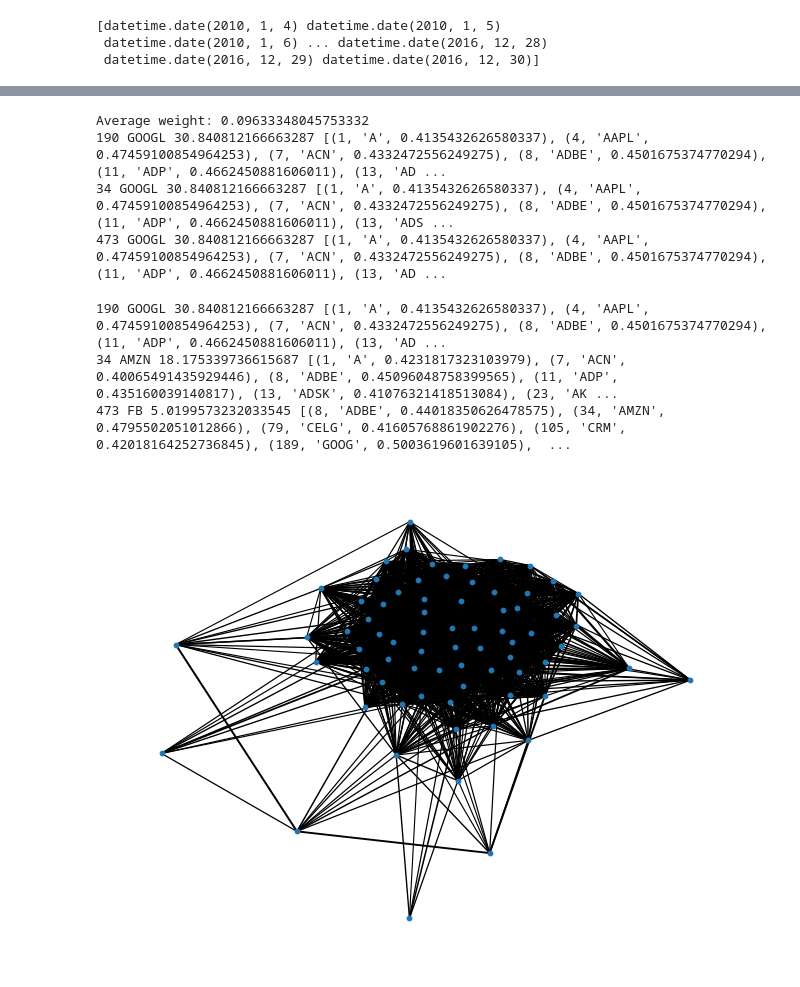
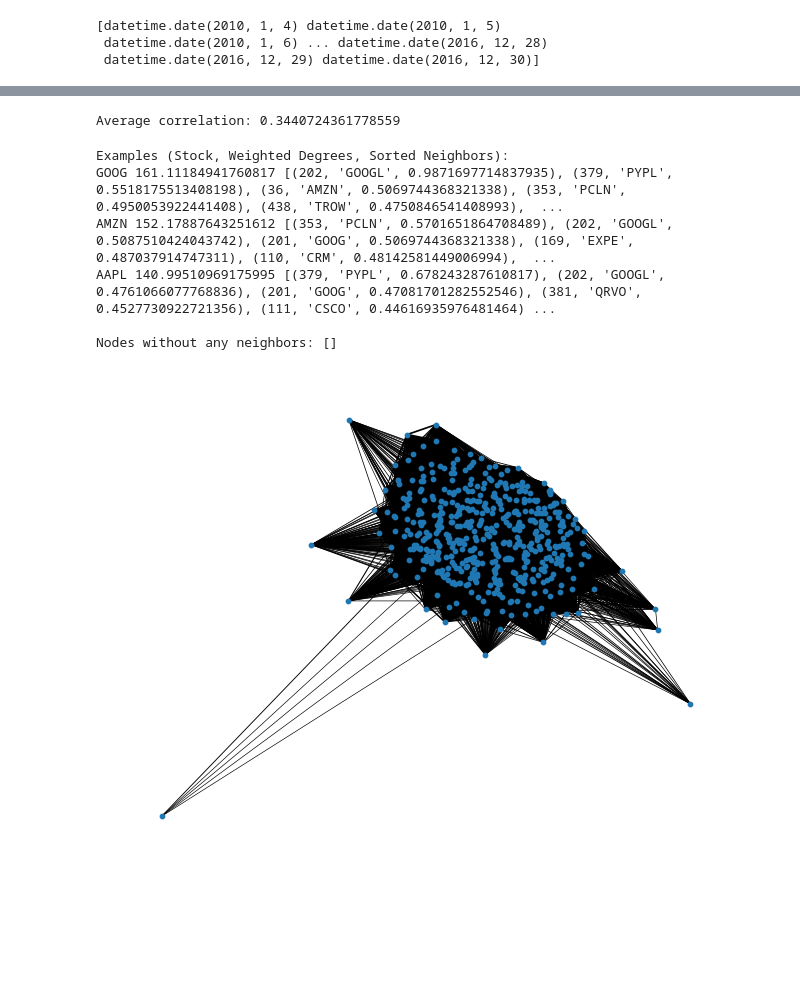
Before and after one commit to mohammadT77/NYSE-Temporal-Graph, a Jupyter notebook: static_pearson.ipynb, the cells around one changed output, grey strips where cells are left out. Drawn from its saved outputs; the diff is of its cells as text; code cells hidden in the pictures; blank space fills up the shorter version.

```diff
--- a/static_pearson.ipynb
+++ b/static_pearson.ipynb
@@ -30,5 +31,5 @@ securities_pd = pd.read_csv(join_path(dataset_path, "securities.csv"))
 # %%
-all_symbols = prices_split_adjusted_df['symbol'].sort_values().unique()
+all_symbols = prices_pd['symbol'].sort_values().unique()
 
 @cache
 def symbol_to_int(symbol: str):
@@ -36,6 +37,7 @@ def symbol_to_int(symbol: str):
 
 @cache
 def int_to_symbol(idx):
+    idx = int(idx)
     return all_symbols[idx]
 
 print("Num of symbols:", len(all_symbols))
@@ -105,7 +88,19 @@ See the caveats in the documentation: https://pandas.pydata.org/pandas-docs/stab
+# %%
+data_len = len(prices_split_adjusted_df)
+train_rate, test_rate = TRAIN_RATE, 1 - TRAIN_RATE
+
+prices_split_adjusted_df['symbol'] = prices_split_adjusted_df['symbol'].apply(lambda x: symbol_to_int(x))
+prices_split_adjusted_df['daily_change'] = (prices_split_adjusted_df['close'] - prices_split_adjusted_df['open']) / prices_split_adjusted_df['open'] * 100
+
+
+training_df = prices_split_adjusted_df[:int(train_rate * data_len)]
+test_df = prices_split_adjusted_df[int((train_rate) * data_len):]
+
+target_df = training_df
 # %%
-d = target_df.pivot(index='date', columns='symbol', values='daily_change')
+record = target_df.pivot(index='date', columns='symbol', values='daily_change')
 
-correlation_matrix = d.corr()
+correlation_matrix = record.corr()
 correlation_matrix
 # %% [output]
 | symbol | 0 | 1 | 2 | 3 | 4 | 5 | 6 | 7 | 8 | 9 | ... | ... |
@@ -125,36 +120,38 @@ correlation_matrix
 # %%
-adj_matrix = correlation_matrix[(correlation_matrix > 0.4) & (correlation_matrix != 1.0)]
+adj_matrix = correlation_matrix[correlation_matrix != 1.0]
+adj_matrix.fillna(0, inplace=True)
+
+
+average_corr = adj_matrix.mean().mean()
+print("Average correlation:", average_corr)
+
+adj_matrix = correlation_matrix[(correlation_matrix > 0.232) & (correlation_matrix != 1.0)]
 # Replace NaN values with 0
 adj_matrix = adj_matrix.fillna(0)
 
-# Average of adj matrix weights:
-avg_weight = adj_matrix.mean().mean()
-print(f"Average weight: {avg_weight}")
-
 g: nx.Graph = nx.from_pandas_adjacency(adj_matrix)
-
-
-
-nx.write_graphml(g, "static_t50.graphml")
 # %% [output]
-Average weight: 0.09633348045753332
-190 GOOGL 30.840812166663287 [(1, 'A', 0.4135432626580337), (4, 'AAPL', 0.47459100854964253), (7, 'ACN', 0.4332472556249275), (8, 'ADBE', 0.4501675374770294), (11, 'ADP', 0.4662450881606011), (13, 'AD ...
-34 GOOGL 30.840812166663287 [(1, 'A', 0.4135432626580337), (4, 'AAPL', 0.47459100854964253), (7, 'ACN', 0.4332472556249275), (8, 'ADBE', 0.4501675374770294), (11, 'ADP', 0.4662450881606011), (13, 'ADS ...
-473 GOOGL 30.840812166663287 [(1, 'A', 0.4135432626580337), (4, 'AAPL', 0.47459100854964253), (7, 'ACN', 0.4332472556249275), (8, 'ADBE', 0.4501675374770294), (11, 'ADP', 0.4662450881606011), (13, 'AD ...
+Average correlation: 0.3440724361778559
 # %%
-wdegrees = [degree for node, degree in g.degree(weight='weight')]
+wdegrees = {node:degree for node, degree in g.degree(weight='weight')}
 
-get_node_data = lambda node: (int_to_symbol(node), wdegrees[node], list(map(lambda x: (x, int_to_symbol(x), g.get_edge_data(node, x)['weight']), g.neighbors(node))))
-print(190, *get_node_data(190))
-print(34, *get_node_data(34))
-print(473, *get_node_data(473))
+get_node_data = lambda node: (int_to_symbol(node), wdegrees[node], sorted(list(map(lambda x: (x, int_to_symbol(x), g.get_edge_data(node, x)['weight']), g.neighbors(node))), key=lambda x: x[2], reverse=True))
+print("Examples (Stock, Weighted Degrees, Sorted Neighbors):")
+print(*get_node_data(symbol_to_int("GOOG")))
+print(*get_node_data(symbol_to_int("AMZN")))
+print(*get_node_data(symbol_to_int("AAPL")))
+
+print("\nNodes without any neighbors:", [(node, int_to_symbol(node), d) for node, d in wdegrees.items() if d==0])
 # %% [output]
-190 GOOGL 30.840812166663287 [(1, 'A', 0.4135432626580337), (4, 'AAPL', 0.47459100854964253), (7, 'ACN', 0.4332472556249275), (8, 'ADBE', 0.4501675374770294), (11, 'ADP', 0.4662450881606011), (13, 'AD ...
-34 AMZN 18.175339736615687 [(1, 'A', 0.4231817323103979), (7, 'ACN', 0.40065491435929446), (8, 'ADBE', 0.45096048758399565), (11, 'ADP', 0.435160039140817), (13, 'ADSK', 0.41076321418513084), (23, 'AK ...
-473 FB 5.0199573232033545 [(8, 'ADBE', 0.44018350626478575), (34, 'AMZN', 0.4795502051012866), (79, 'CELG', 0.41605768861902276), (105, 'CRM', 0.42018164252736845), (189, 'GOOG', 0.5003619601639105),  ...
+Examples (Stock, Weighted Degrees, Sorted Neighbors):
+GOOG 161.11184941760817 [(202, 'GOOGL', 0.9871697714837935), (379, 'PYPL', 0.5518175513408198), (36, 'AMZN', 0.5069744368321338), (353, 'PCLN', 0.4950053922441408), (438, 'TROW', 0.4750846541408993),  ...
+AMZN 152.17887643251612 [(353, 'PCLN', 0.5701651864708489), (202, 'GOOGL', 0.5087510424043742), (201, 'GOOG', 0.5069744368321338), (169, 'EXPE', 0.487037914747311), (110, 'CRM', 0.48142581449006994),  ...
+AAPL 140.99510969175995 [(379, 'PYPL', 0.678243287610817), (202, 'GOOGL', 0.4761066077768836), (201, 'GOOG', 0.47081701282552546), (381, 'QRVO', 0.4527730922721356), (111, 'CSCO', 0.44616935976481464) ...
+
+Nodes without any neighbors: []
 # %%
-_g = g.subgraph([190,] + list(g.neighbors(190)))
-nx.draw(_g, with_labels=False, node_size=10, width=[weight*2 for (u, v, weight) in g.edges(data='weight')])
+nx.draw(g, with_labels=False, node_size=10, width=[weight*2 for (u, v, weight) in g.edges(data='weight')])
 plt.show()
+print()
 # %% [output]
-[figure, old version]
+[figure, new version]
```
Also changed, not shown: parts of 9 cells of this notebook.
